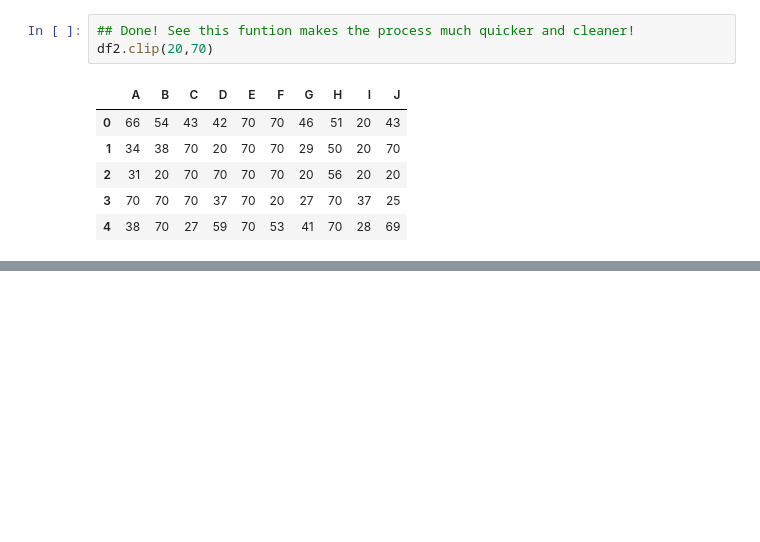
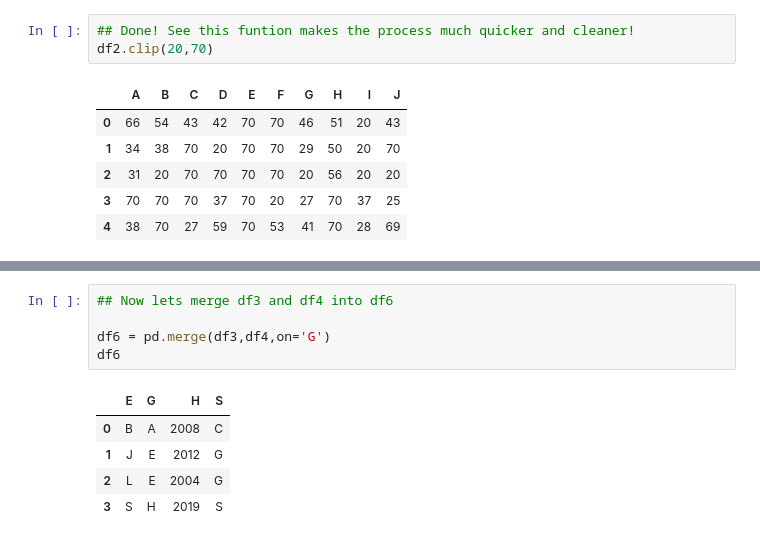
Before and after one commit to JakeBestDev/Packt_AIScience_Data_Science_Machine_Learning, a Jupyter notebook: Module_2_Python_Data_Visualization_and_Understanding/lab_2_advance_pandas.ipynb, the cells around one changed output, grey strips where cells are left out. Saved outputs shown, nothing was run; the diff lists cells and outputs as text; blank space fills up the shorter version.

```diff
--- a/Module_2_Python_Data_Visualization_and_Understanding/lab_2_advance_pandas.ipynb
+++ b/Module_2_Python_Data_Visualization_and_Understanding/lab_2_advance_pandas.ipynb
@@ -1108,0 +1216,11 @@ df2.clip(20,70)
+# %%
+## Now lets merge df3 and df4 into df6
+
+df6 = pd.merge(df3,df4,on='G')
+df6
+# %% [output]
+|  | E | G | H | S |
+| 0 | B | A | 2008 | C |
+| 1 | J | E | 2012 | G |
+| 2 | L | E | 2004 | G |
+| 3 | S | H | 2019 | S |
```
Also changed, not shown: parts of 12 cells of this notebook.
